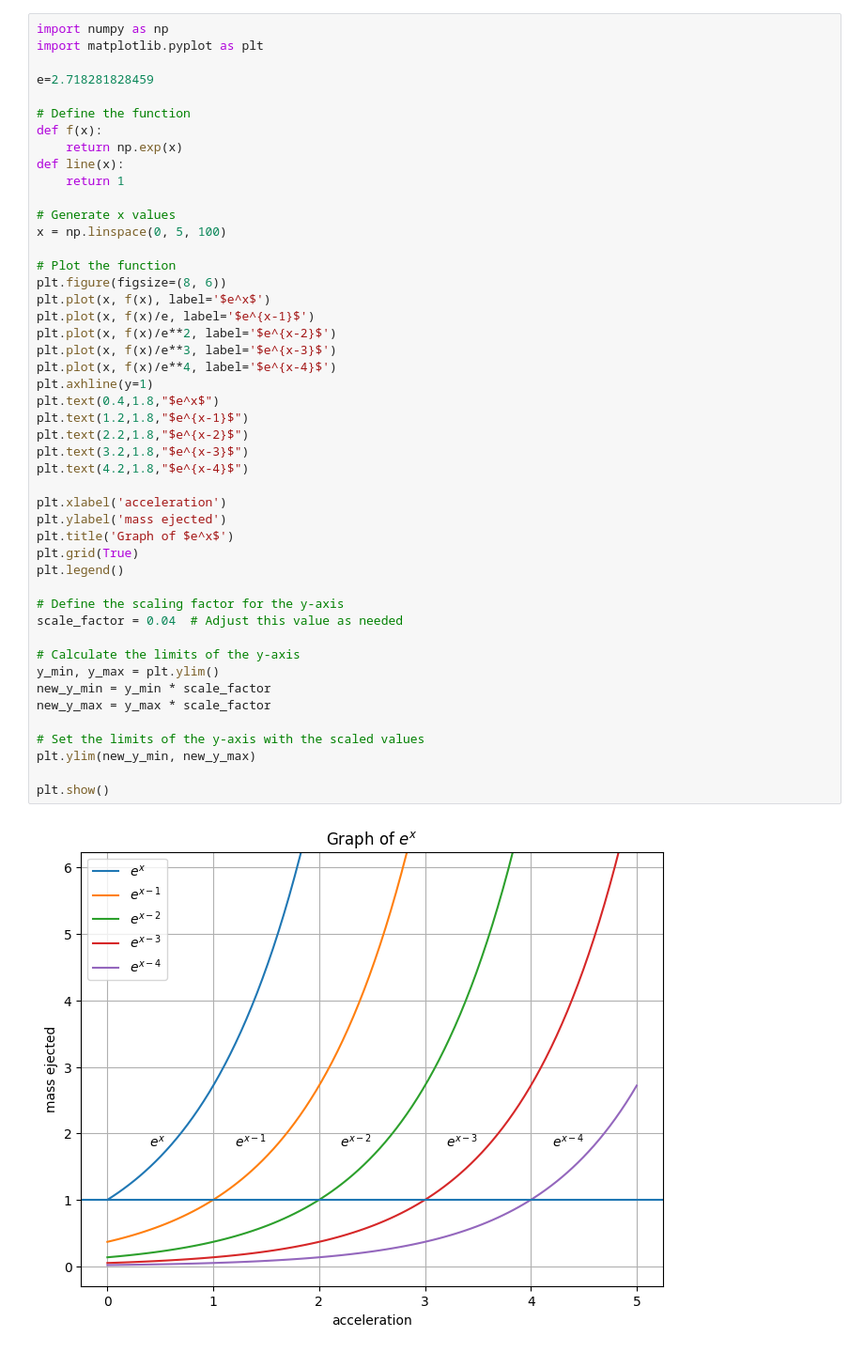
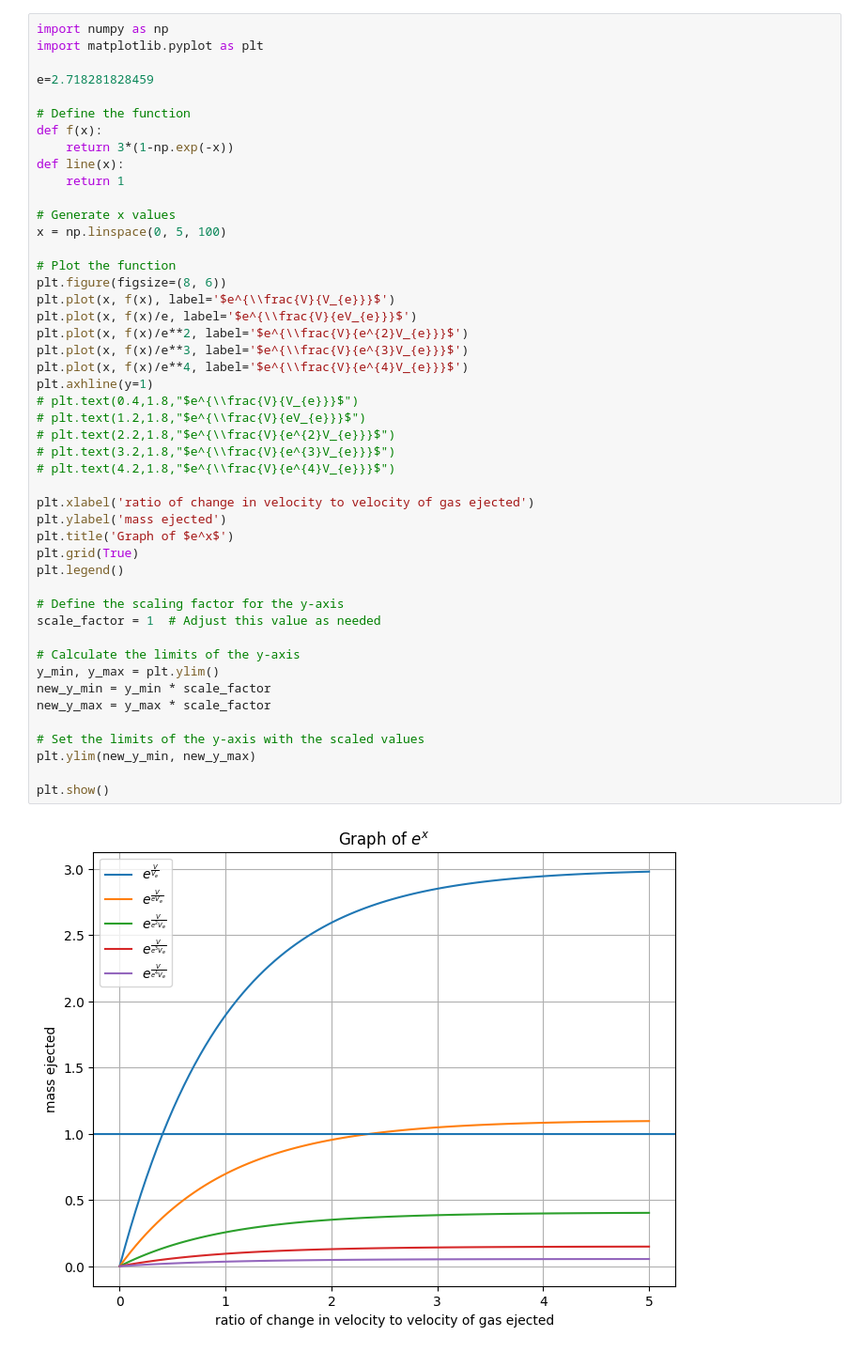
Before and after one commit to HiraishKumar/jupyter, a Jupyter notebook: jupy/Untitled.ipynb, the cells around one changed output. Shown at 94% size. Cells and saved outputs as stored; diff of their text form.

Commit message:
created chart

```diff
--- a/jupy/Untitled.ipynb
+++ b/jupy/Untitled.ipynb
@@ -54,44 +54,44 @@ e=2.718281828459
 
 # Define the function
 def f(x):
-    return np.exp(x)
+    return 3*(1-np.exp(-x))
 def line(x):
     return 1
 
 # Generate x values
 x = np.linspace(0, 5, 100)
 
 # Plot the function
 plt.figure(figsize=(8, 6))
-plt.plot(x, f(x), label='$e^x$')
-plt.plot(x, f(x)/e, label='$e^{x-1}$')
-plt.plot(x, f(x)/e**2, label='$e^{x-2}$')
-plt.plot(x, f(x)/e**3, label='$e^{x-3}$')
-plt.plot(x, f(x)/e**4, label='$e^{x-4}$')
+plt.plot(x, f(x), label='$e^{\\frac{V}{V_{e}}}$')
+plt.plot(x, f(x)/e, label='$e^{\\frac{V}{eV_{e}}}$')
+plt.plot(x, f(x)/e**2, label='$e^{\\frac{V}{e^{2}V_{e}}}$')
+plt.plot(x, f(x)/e**3, label='$e^{\\frac{V}{e^{3}V_{e}}}$')
+plt.plot(x, f(x)/e**4, label='$e^{\\frac{V}{e^{4}V_{e}}}$')
 plt.axhline(y=1)
-plt.text(0.4,1.8,"$e^x$")
-plt.text(1.2,1.8,"$e^{x-1}$")
-plt.text(2.2,1.8,"$e^{x-2}$")
-plt.text(3.2,1.8,"$e^{x-3}$")
-plt.text(4.2,1.8,"$e^{x-4}$")
+# plt.text(0.4,1.8,"$e^{\\frac{V}{V_{e}}}$")
+# plt.text(1.2,1.8,"$e^{\\frac{V}{eV_{e}}}$")
+# plt.text(2.2,1.8,"$e^{\\frac{V}{e^{2}V_{e}}}$")
+# plt.text(3.2,1.8,"$e^{\\frac{V}{e^{3}V_{e}}}$")
+# plt.text(4.2,1.8,"$e^{\\frac{V}{e^{4}V_{e}}}$")
 
-plt.xlabel('acceleration')
+plt.xlabel('ratio of change in velocity to velocity of gas ejected')
 plt.ylabel('mass ejected')
 plt.title('Graph of $e^x$')
 plt.grid(True)
 plt.legend()
 
 # Define the scaling factor for the y-axis
-scale_factor = 0.04  # Adjust this value as needed
+scale_factor = 1  # Adjust this value as needed
 
 # Calculate the limits of the y-axis
 y_min, y_max = plt.ylim()
 new_y_min = y_min * scale_factor
 new_y_max = y_max * scale_factor
 
 # Set the limits of the y-axis with the scaled values
 plt.ylim(new_y_min, new_y_max)
 
 plt.show()
 # %% [output]
-[figure, old version]
+[figure, new version]
```
Also changed, not shown: parts of 2 cells of this notebook.
